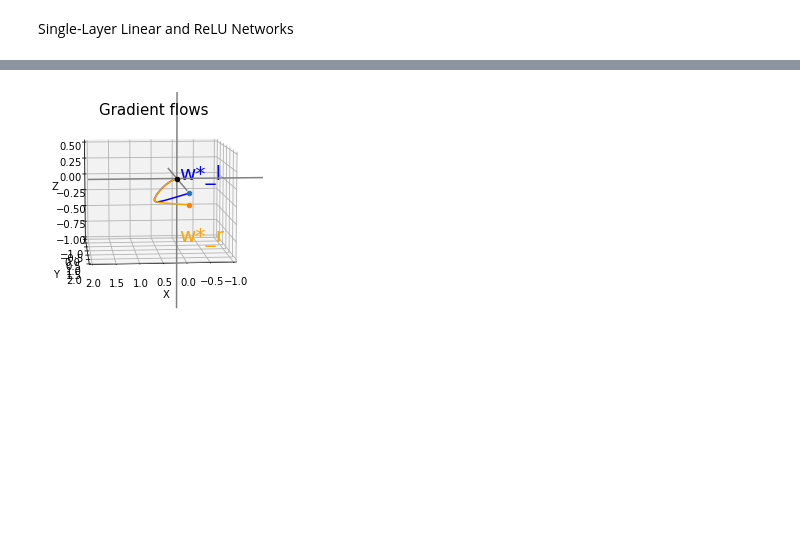
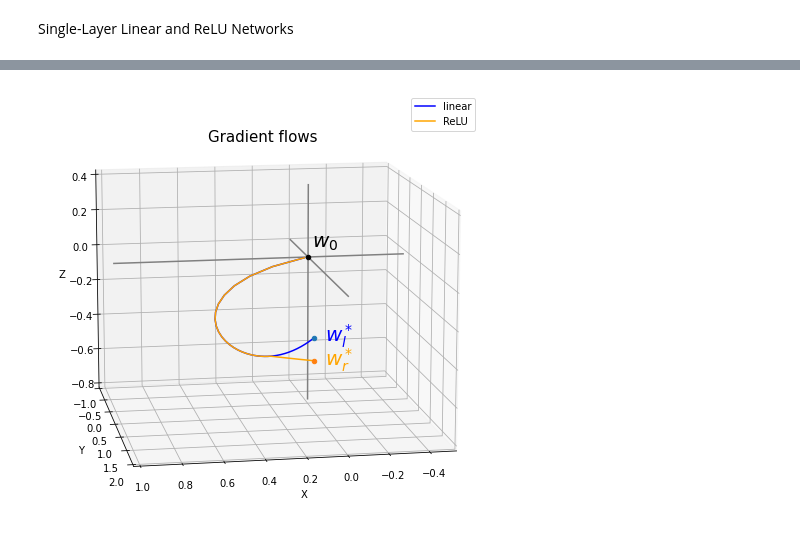
Before and after one commit to leeleesang/Single-Layer-Networks, a Jupyter notebook: Exmp_Deactivation.ipynb, the cells around one changed output, grey strips where cells are left out. Saved outputs shown, nothing was run; the diff lists cells and outputs as text; code cells hidden in the pictures; blank space fills up the shorter version.

```diff
--- a/Exmp_Deactivation.ipynb
+++ b/Exmp_Deactivation.ipynb
@@ -16,12 +16,12 @@ d=3 # dimension of data
 
 
 # input X is shape of n x d
-X = torch.tensor([[1, 0, 4], # x1^T
-                  [1, 2, 0], # x2^T
-                  [1, 0., 0]], # x3^T
+X = torch.tensor([[1, 0, 2], # x1
+                  [1, 2, 0], # x2
+                  [2, 0., 0]], # x3
                  device=device).float()
 # label Y is shape of n x 1
-Y = torch.tensor([[0.01], [5], [0.01]], device=device).float()
+Y = torch.tensor([[0.05], [6], [0.5]], device=device).float()
 
 H = X.t().matmul(X) # The Hessian Matirx
 q = (X * Y).sum(0)
@@ -87,65 +87,69 @@ for epoch in range(Epochs) :
         relu_loss_tr = np.append(relu_loss_tr, relu_loss.item())
 # %%
 # draw axis
-lim = 2
-line = np.linspace(-lim,lim,1000)
-zero_line = np.zeros_like(line)
+xlim_l = -0.5 ; xlim_u = 1.0
+ylim_l = -1.0 ; ylim_u = 2.0
+zlim_l = -0.8 ; zlim_u = 0.4
+x_axis = np.linspace(xlim_l,xlim_u,10)
+y_axis = np.linspace(ylim_l,ylim_u,10)
+z_axis = np.linspace(zlim_l,zlim_u,10)
 
 plt.ion()
-fig = plt.figure()
+fig = plt.figure(figsize=(8,8))
 ax = plt.axes(projection='3d')
 ax.set_title("Gradient flows", fontsize=15, y=0.95)
 ax.set_xlabel('X')
 ax.set_ylabel('Y')
 ax.set_zlabel('Z')
-ax.plot3D(line, zero_line, zero_line, 'gray') # x-axis
-ax.plot3D(zero_line, line, zero_line, 'gray') # y-axis
-ax.plot3D(zero_line, zero_line, line, 'gray') # z-axis
+ax.plot3D(x_axis, np.zeros_like(x_axis), np.zeros_like(x_axis), 'gray') # x-axis
+ax.plot3D(np.zeros_like(y_axis), y_axis, np.zeros_like(y_axis), 'gray') # y-axis
+ax.plot3D(np.zeros_like(z_axis), np.zeros_like(z_axis), z_axis, 'gray') # z-axis
 
 
 # camera angle
-ax.azim = 85 # 80 to check y-data is deactivated
-ax.dist = 10
-ax.elev = 8
+ax.azim = 80
+ax.dist = 9
+ax.elev = 12
 
 #draw eigenvetors
-
-
 
 # draw hyperplanes
 # x,y = np.meshgrid(line,line)
 # z1 = - (X[0][0].item()*x + X[0][1].item()*y) / X[0][2].item()
 # z2 = - (X[1][0].item()*x + X[1][1].item()*y) / X[1][2].item()
 # z3 = - (X[2][0].item()*x + X[2][1].item()*y) / X[2][2].item()
 # z2[z2>lim] = np.nan
 # z2[z2<-lim] = np.nan
 # z3[z3>lim] = np.nan
 # z3[z3<-lim] = np.nan
 # ax.plot_surface(x, y, z1, alpha=0.5)
 # ax.plot_surface(x, y, z2, alpha=0.5)
 # ax.plot_surface(x, y, z3, alpha=0.5)
 
 
+
+
+ax.scatter3D(zero[0], zero[1], zero[2], color='black')
+ax.text(-0.02, 0, 0.05, "$w_0$", size=20, zorder=1, color='black')
 w_star_linear = linear_net.weight()[0]
 w_star_relu = relu_net.weight()[0]
 ax.scatter3D(w_star_linear[0], w_star_linear[1], w_star_linear[2])
-ax.text(w_star_linear[0]+0.2, w_star_linear[1], w_star_linear[2]+0.2, "w*_l", size=20, zorder=1, color='blue')
+ax.text(w_star_linear[0]-0.05, w_star_linear[1], w_star_linear[2]-0.02, "$w_l^*$", size=20, zorder=1, color='blue')
 ax.scatter3D(w_star_relu[0], w_star_relu[1], w_star_relu[2])
-ax.text(w_star_relu[0]+0.2, w_star_relu[1], w_star_relu[2]-0.5, "w*_r", size=20, zorder=-11, color='orange')
+ax.text(w_star_relu[0]-0.05, w_star_relu[1], w_star_relu[2]-0.03, "$w_r^*$", size=20, zorder=-11, color='orange')
 
 
-ax.scatter3D(zero[0], zero[1], zero[2], color='k')
-ax.set_xlim(-lim/2, lim)
-ax.set_ylim(-lim/2, lim)
-ax.set_zlim(-lim/2, lim/4)
+ax.set_xlim(xlim_l, xlim_u)
+ax.set_ylim(ylim_l, ylim_u)
+ax.set_zlim(zlim_l, zlim_u)
 
 # Convergnenc Path
-ax.plot3D(linear_tr[:,0], linear_tr[:,1], linear_tr[:,2], "blue")
-ax.plot3D(relu_tr[:,0], relu_tr[:,1], relu_tr[:,2], "orange")
-
+ax.plot3D(linear_tr[:,0], linear_tr[:,1], linear_tr[:,2], color="blue", label="linear")
+ax.plot3D(relu_tr[:,0], relu_tr[:,1], relu_tr[:,2], color="orange", label="ReLU")
+ax.legend()
 savefig(f'{output_path}/convergence_{Epochs}.png')
 # %% [output]
-[figure, old version]
+[figure, new version]
 # %%
 linear_tr_torch = torch.tensor(linear_tr).float()
 relu_tr_torch = torch.tensor(relu_tr).float()
```
Also changed, not shown: parts of 4 cells of this notebook, 46 other files.
